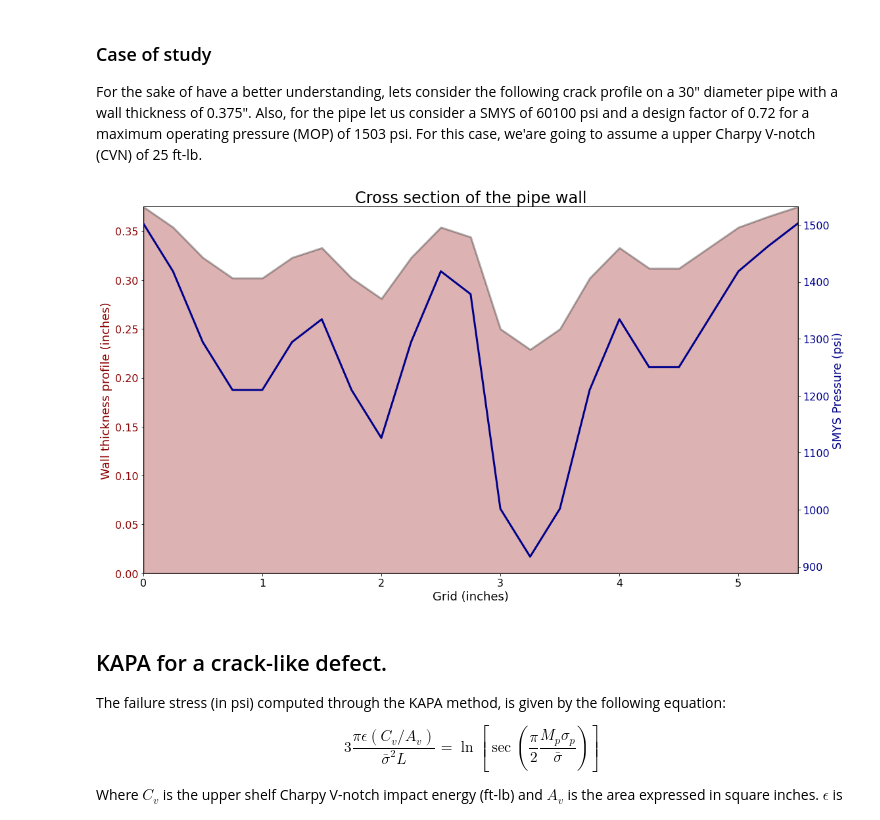
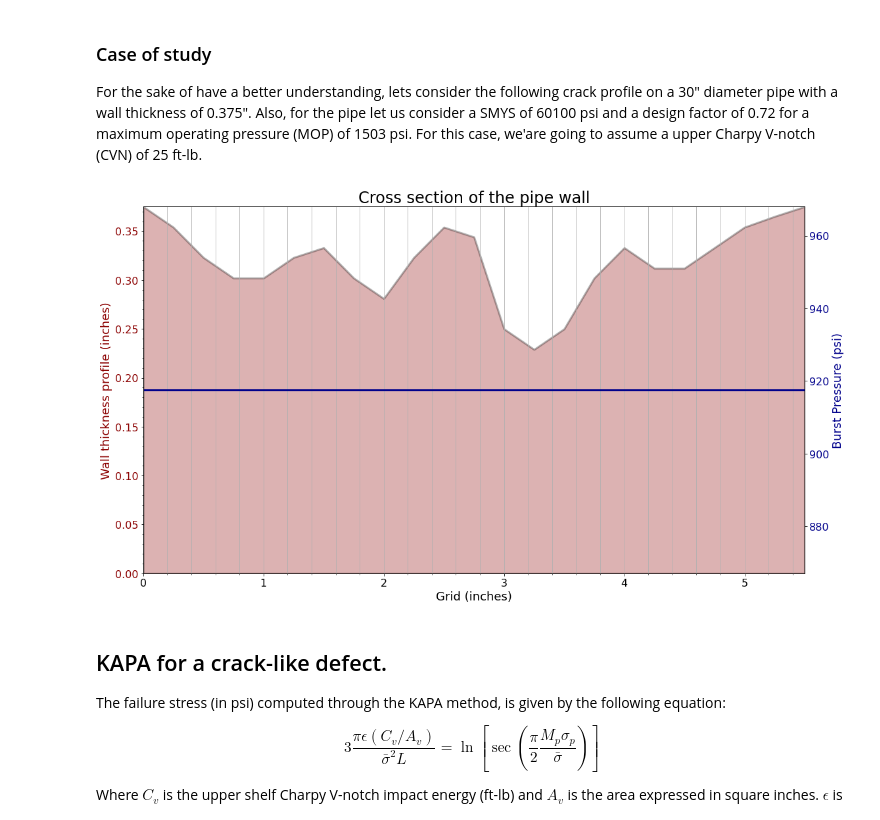
Before and after one commit to rfmergarejo/pipes, a Jupyter notebook: barlow.ipynb, the cells around one changed output. Cells and saved outputs as stored; diff of their text form; code cells hidden in the pictures.

```diff
--- a/barlow.ipynb
+++ b/barlow.ipynb
@@ -34,36 +34,42 @@ cprof = pd.read_excel('test_case.xlsx')
 # Computing the SMYS pressure for the following profile
 smys_pressure = np.zeros(len(cprof))
 for i, i_row in cprof.iterrows():
     smys_pressure[i] = barlow_pressure(sigma, thickness - cprof['depth'][i], diameter)
 
 cprof['smys_pressre'] = smys_pressure
 
+x_axis = cprof['profile_spacing'].to_numpy()
+
 # Plotting the crack profile
 color1 = 'darkred'
 color2 = 'darkblue'
 
 fig, axs = plt.subplots(figsize=(16,9))
 
 axs.fill_between(cprof['profile_spacing'], thickness - cprof['depth'], 0, linewidth=3, color=color1, alpha=0.3, ec='black')
 
 axs.set_xlabel('Grid (inches)', size=18)
 axs.tick_params(axis='x', labelsize=16)
+
 axs.set_ylabel('Wall thickness profile (inches)', size=18, color=color1)
 axs.tick_params(axis='y', labelcolor=color1, labelsize=16)
 
 axs.set_xlim(min(cprof['profile_spacing']), max(cprof['profile_spacing']))
 axs.set_ylim(0, thickness)
 
+axs.minorticks_on()
+axs.grid(axis='x', which='both')
+
 axs1 = axs.twinx()
-axs1.plot(cprof['profile_spacing'], cprof['smys_pressre'], linewidth=3, color=color2)
+axs1.hlines(cprof['smys_pressre'].min(), x_axis[0], x_axis[-1], linewidth=3, color=color2)
 
-axs1.set_ylabel('SMYS Pressure (psi)', size=18, color=color2)
+axs1.set_ylabel('Burst Pressure (psi)', size=18, color=color2)
 axs1.tick_params(axis='y', labelcolor=color2, labelsize=16)
 
 plt.title('Cross section of the pipe wall', size=24)
 fig.tight_layout()
 # %% [output]
-[figure, old version]
+[figure, new version]
 # %% [markdown]
 ## KAPA for a crack-like defect.
 
```
Also changed, not shown: parts of 4 cells of this notebook, 1 other file.
